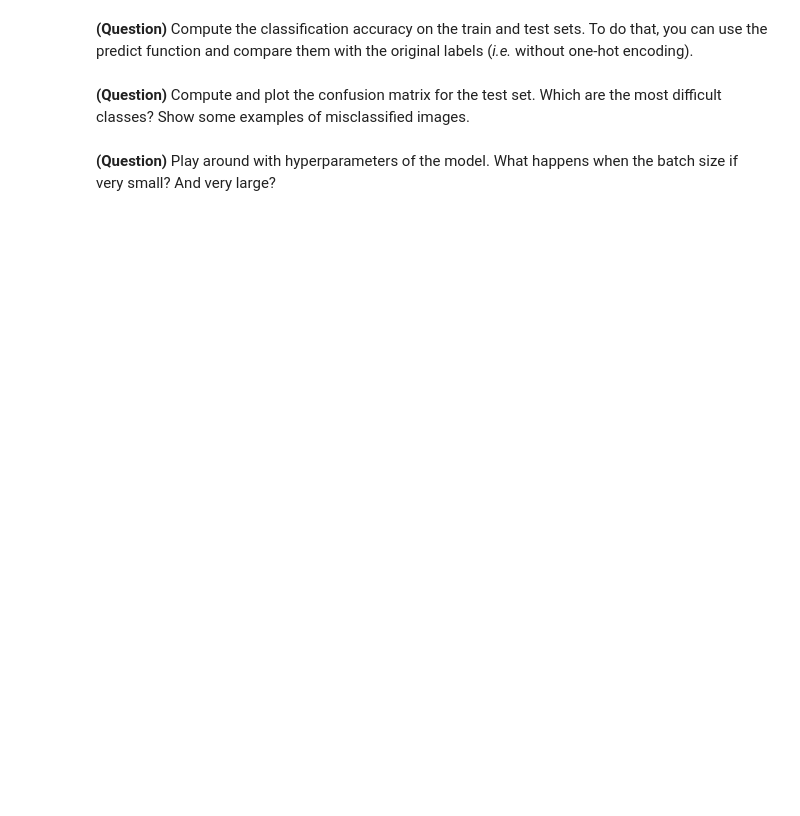
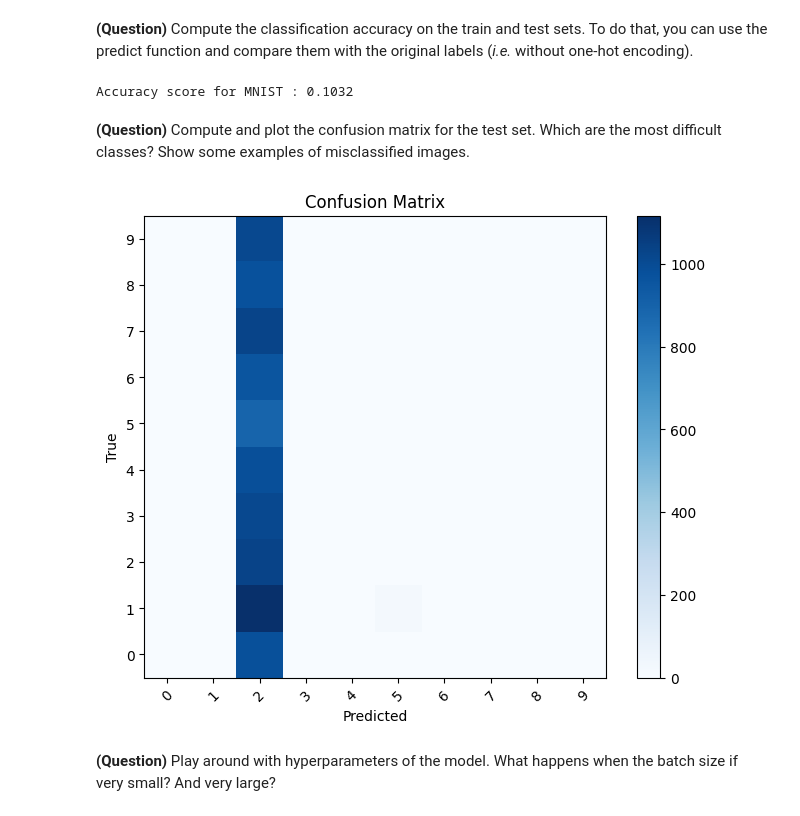
Before and after one commit to Amine-Wardi/deep_learning_course_2023, a Jupyter notebook: dl-tp1.ipynb, the cells around one changed output. Cells and saved outputs as stored; diff of their text form; code cells hidden in the pictures; blank space fills up the shorter version.

```diff
--- a/dl-tp1.ipynb
+++ b/dl-tp1.ipynb
@@ -248,5 +267,5 @@ assert np.all(np.sum(y_test, axis=0) == 1.)
 # %% [markdown]
 **(Question)** Initialize a neural network for MNIST with 32 hidden units and train it for 10 epochs with a batch size of 512.
 # %%
-# YOUR CODE HERE
-raise NotImplementedError()
+nn = NeuralNetwork(784, 32, 9)
+nn.fit(X_train, y_train, batch_size=512, n_epochs=10)
@@ -253,13 +283,39 @@ raise NotImplementedError()
 # %% [markdown]
 **(Question)** Compute the classification accuracy on the train and test sets. To do that, you can use the predict function and compare them with the original labels (*i.e.* without one-hot encoding).
 # %%
-# YOUR CODE HERE
-raise NotImplementedError()
+y_pred = nn.predict(X_test)
+print(f"Accuracy score for MNIST : {sum(labels_test == y_pred)/len(y_pred)}")
+# %% [output]
+Accuracy score for MNIST : 0.1032
 # %% [markdown]
 **(Question)** Compute and plot the confusion matrix for the test set. Which are the most difficult classes? Show some examples of misclassified images.
 # %%
-# YOUR CODE HERE
-raise NotImplementedError()
+import numpy as np
+import matplotlib.pyplot as plt
+from sklearn.metrics import confusion_matrix
+import seaborn as sns
+
+cm = confusion_matrix(labels_test, y_pred)
+labels= [i for i in range(10)]
+
+# Create a figure and plot the confusion matrix
+plt.figure(figsize=(8, 6))
+
+plt.imshow(cm, interpolation='nearest', cmap=plt.cm.Blues)
+plt.title('Confusion Matrix')
+plt.colorbar()
+
+# Add class labels to the plot
+plt.gca().invert_yaxis()
+tick_marks = np.arange(len(labels))
+plt.xticks(tick_marks, labels, rotation=45)
+plt.yticks(tick_marks, labels)
+plt.xlabel('Predicted')
+plt.ylabel('True')
+plt.title('Confusion Matrix')
+plt.show()
+# %% [output]
+[figure, added]
 # %% [markdown]
 **(Question)** Play around with hyperparameters of the model. What happens when the batch size if very small? And very large?
 # %%
```
Also changed, not shown: parts of 4 cells of this notebook, 1 other file.
